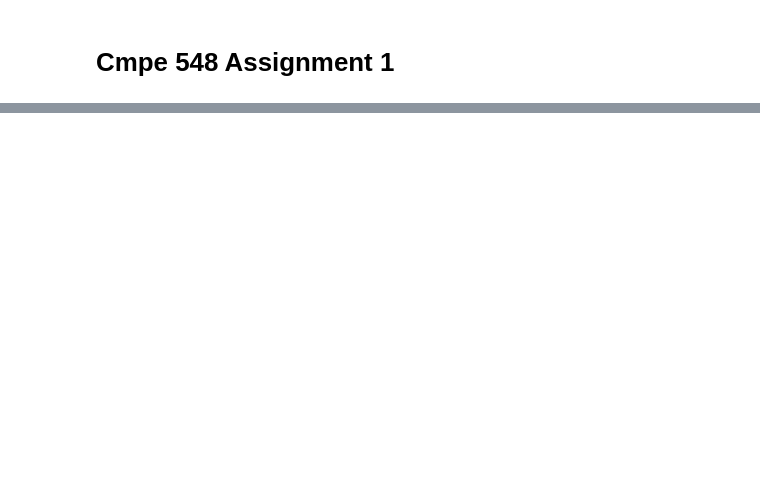
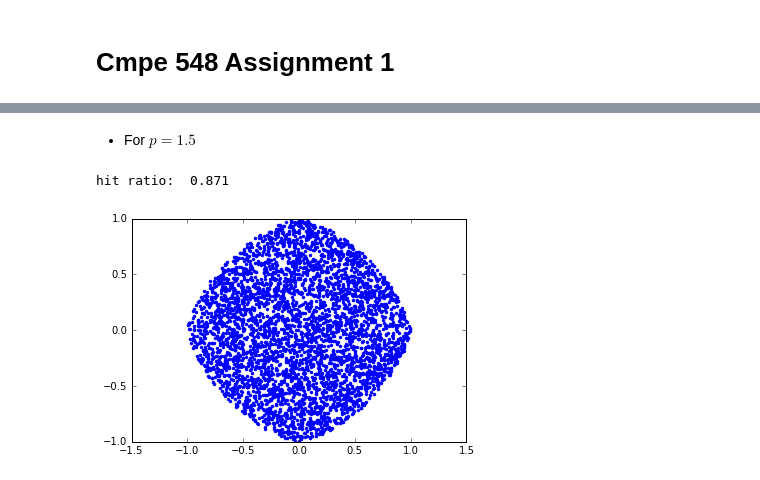
Before and after one commit to Bogazici-CMPE548-Spring2016/Cmpe548-Assignment1, a Jupyter notebook: assignment1.ipynb, the cells around one changed output, grey strips where cells are left out. Cells and saved outputs as stored; diff of their text form; code cells hidden in the pictures; blank space fills up the shorter version.

```diff
--- a/assignment1.ipynb
+++ b/assignment1.ipynb
@@ -38,0 +51,21 @@ plt.axis('equal')
+# %% [markdown]
+- For $p=1.5$
+# %%
+p = 1.5;
+
+hits = [[],[]]
+misses = 0
+
+for i in range(N):
+    if np.power((np.power(np.absolute(x[i]),p) + np.power(np.absolute(y[i]),p)),1/p) <= 1:
+        hits[0].append(x[i])
+        hits[1].append(y[i])
+    else:
+        misses += 1
+
+plt.plot(hits[0],hits[1],'.b')
+plt.axis('equal')
+print("hit ratio: ", 1-misses/N)
+# %% [output]
+hit ratio:  0.871
+[figure, added]
```
Also changed, not shown: parts of 8 cells of this notebook.
